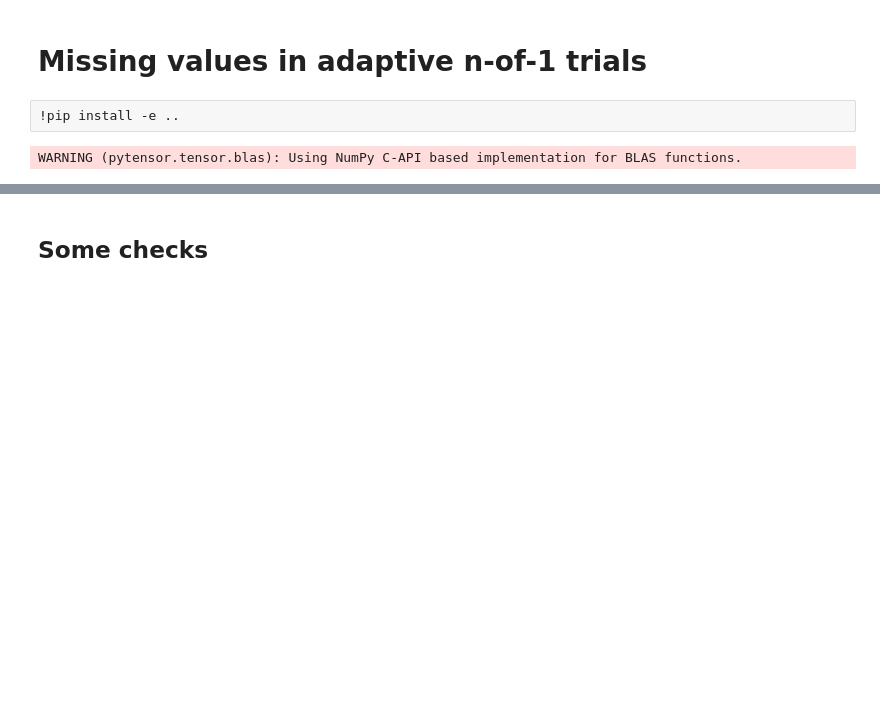
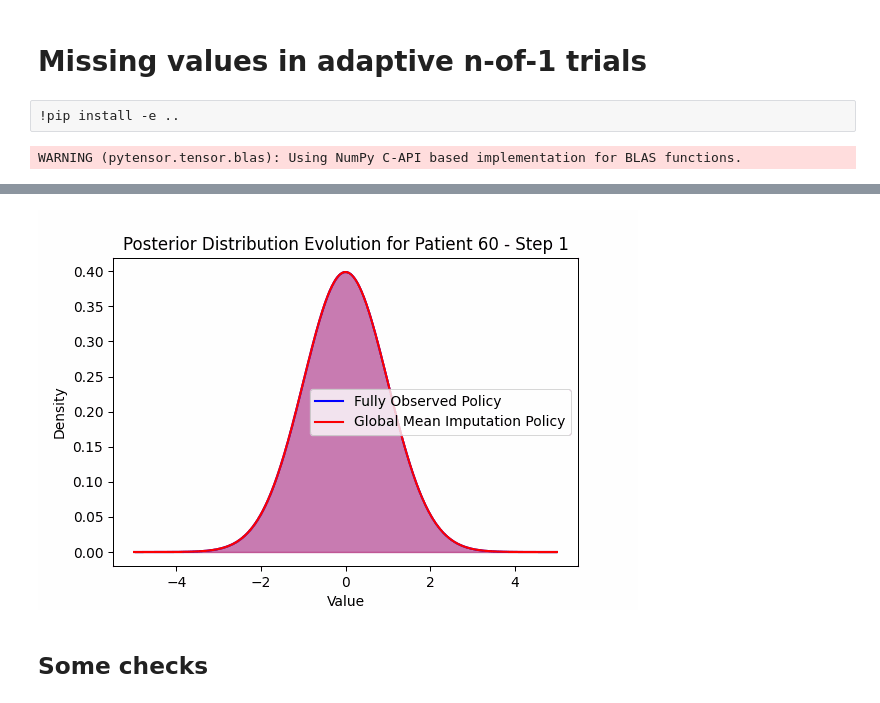
Before and after one commit to junonsch/adaptive_nof1_missingness, a Jupyter notebook: notebooks/live_missing.ipynb, the cells around one changed output, grey strips where cells are left out. Saved outputs shown, nothing was run; the diff lists cells and outputs as text; code cells hidden in the pictures; blank space fills up the shorter version.

Commit message:
new setup for policy modelling, not outcome modelling

```diff
--- a/notebooks/live_missing.ipynb
+++ b/notebooks/live_missing.ipynb
@@ -317,0 +198,7 @@ Name: t, dtype: object
+# %%
+df_all_results[[f'post_var_0_miss',f'post_var_1_miss']] = pd.DataFrame(df_all_results["vars_miss"].tolist(), index= df_all_results.index)
+# %%
+df_all_results.drop(columns=["means_full", "vars_full",
+                            "means_miss", "vars_miss",
+                            "posterior_parameters",
+                            "posterior_parameters_miss"],inplace=True)
@@ -317,0 +226,63 @@ Name: t, dtype: object
+# %%
+df_test= df_all_results[(df_all_results["method"]=="global") &
+(df_all_results["patient_id"]==60)][["post_mean_0_full","post_mean_0_miss",
+                                    "post_var_0_full","post_var_0_miss",
+                                    "post_mean_1_full","post_mean_1_miss",
+                                    "post_var_1_full","post_var_1_miss"]]
+# %%
+df_test.reset_index(drop=True,inplace=True)
+# %%
+import numpy as np
+import matplotlib.pyplot as plt
+import pandas as pd
+import imageio
+
+# Load your DataFrame (df_test)
+# Assuming df_test is already available with the correct columns
+
+# Define colors for full and miss policies
+full_color = "blue"
+miss_color = "red"
+
+# Create a range for x-values to plot the Gaussians
+x = np.linspace(-5, 5, 1000)
+
+# Store the file paths of images for GIF creation
+frames = []
+
+# Iterate through rows to create individual frames
+for i, row in df_test.iterrows():
+    mean_full, var_full = row["post_mean_0_full"], row["post_var_0_full"]
+    mean_miss, var_miss = row["post_mean_0_miss"], row["post_var_0_miss"]
+
+    # Compute Gaussian distributions
+    y_full = (1 / np.sqrt(2 * np.pi * var_full)) * np.exp(-((x - mean_full) ** 2) / (2 * var_full))
+    y_miss = (1 / np.sqrt(2 * np.pi * var_miss)) * np.exp(-((x - mean_miss) ** 2) / (2 * var_miss))
+
+    # Plot distributions
+    plt.figure(figsize=(6, 4))
+    plt.plot(x, y_full, color=full_color, label="Fully Observed Policy")
+    plt.plot(x, y_miss, color=miss_color, label="Global Mean Imputation Policy")
+    plt.fill_between(x, y_full, color=full_color, alpha=0.3)
+    plt.fill_between(x, y_miss, color=miss_color, alpha=0.3)
+
+    plt.title(f"Posterior Distribution Evolution for Patient 60 - Step {i+1}")
+    plt.xlabel("Value")
+    plt.ylabel("Density")
+    plt.legend()
+
+    # Save each frame
+    frame_path = f"frame_{i}.png"
+    plt.savefig(frame_path)
+    plt.close()
+    frames.append(frame_path)
+
+# Create GIF
+gif_path = "gaussian_evolution_random22.gif"
+imageio.mimsave(gif_path, [imageio.imread(frame) for frame in frames], fps=2)
+
+# Display the GIF
+from IPython.display import display, Image
+display(Image(gif_path))
+# %% [output]
+[figure, added]
```
Also changed, not shown: parts of 66 cells of this notebook, 13 other files.
